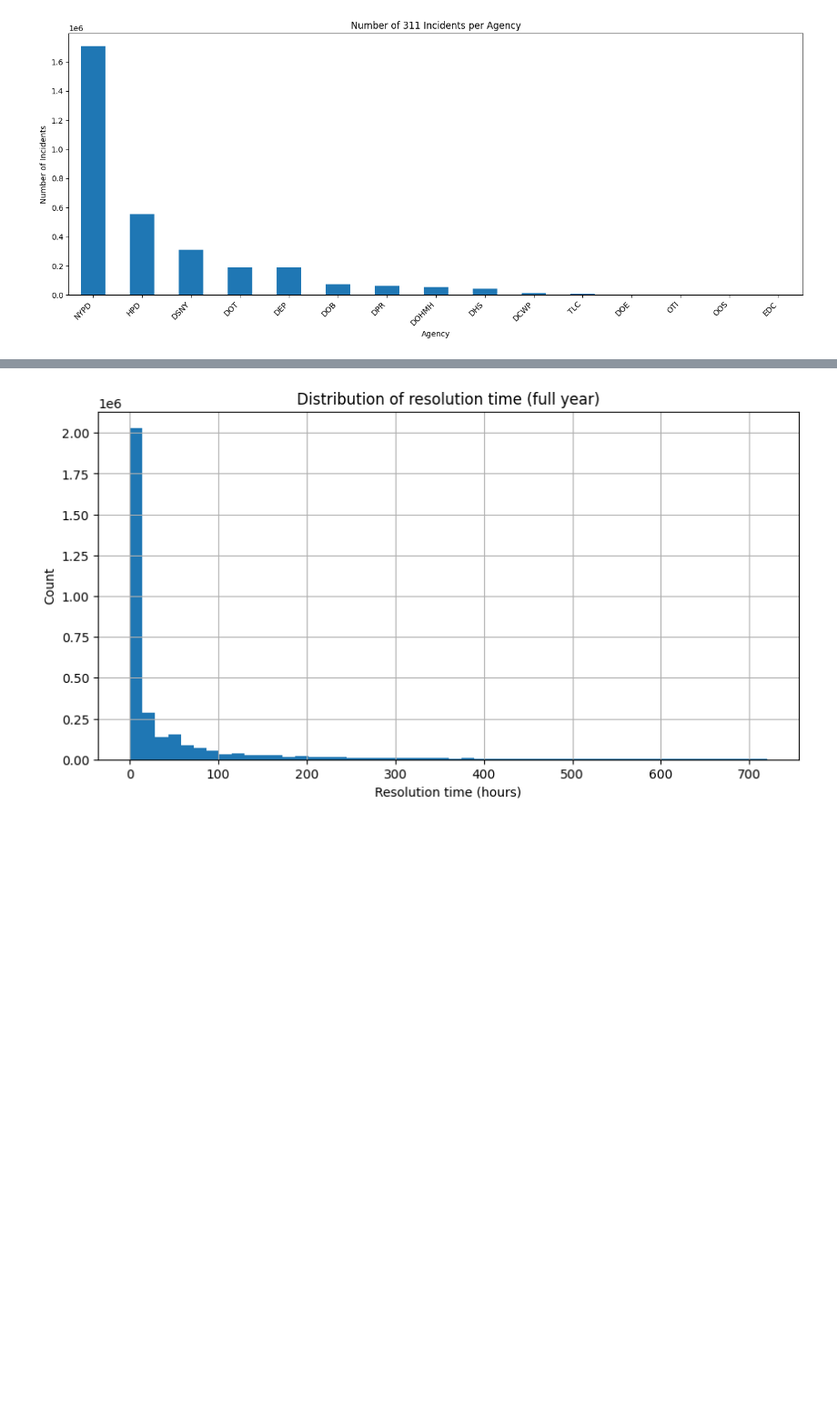
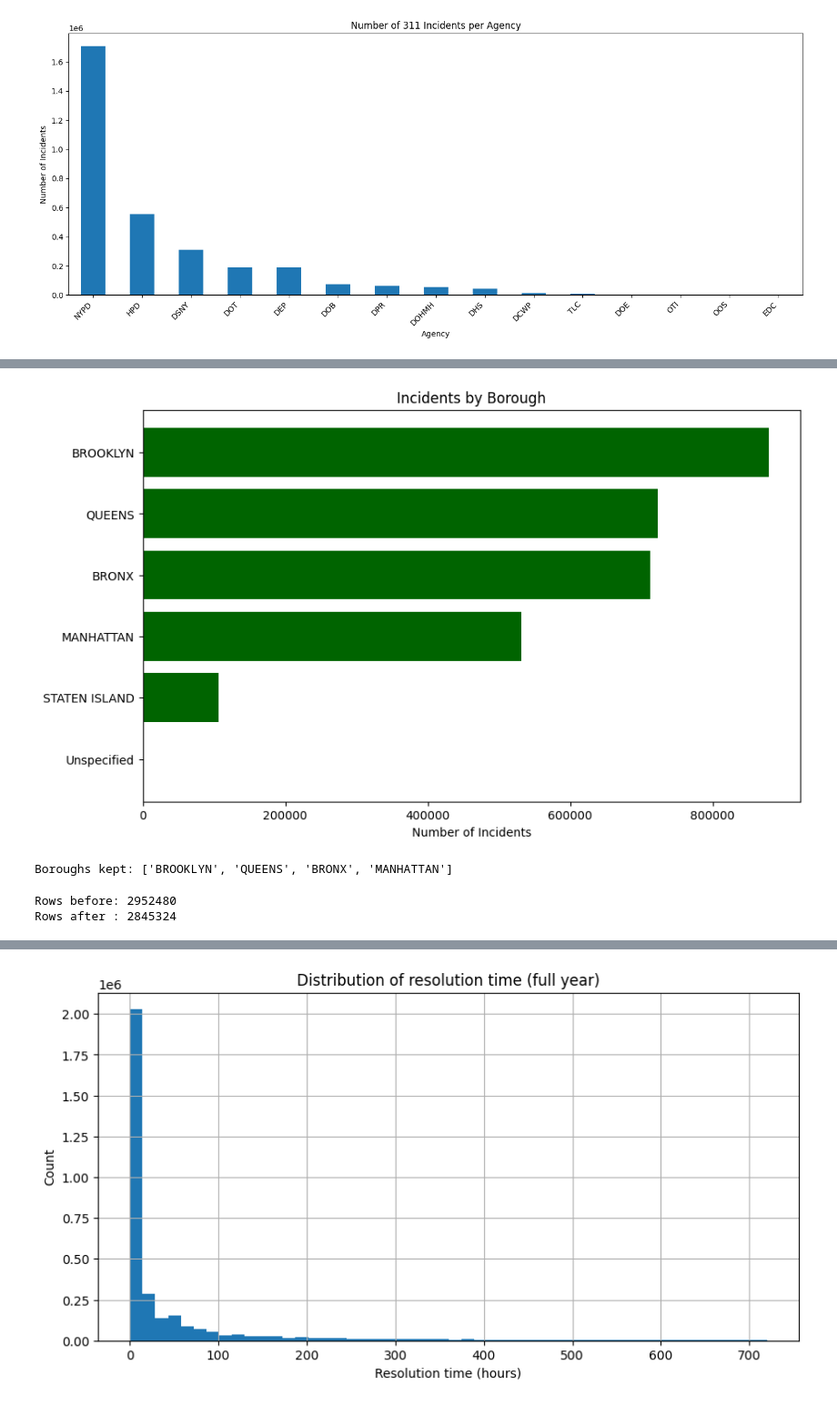
Before and after one commit to yerapark/nyc-311-service-analysis, a Jupyter notebook: notebooks/03_full_year_modeling.ipynb, the cells around one changed output, grey strips where cells are left out. Shown at 91% size. Cells and saved outputs as stored; diff of their text form; code cells hidden in the pictures; blank space fills up the shorter version.

```diff
--- a/notebooks/03_full_year_modeling.ipynb
+++ b/notebooks/03_full_year_modeling.ipynb
@@ -286,0 +386,24 @@ plt.show()
+# %%
+# Count boroughs
+borough_counts = df3["borough"].value_counts()
+
+# Compute total
+total = borough_counts.sum()
+
+# Build table
+borough_table = pd.DataFrame({
+    "Borough": borough_counts.index,
+    "Number of Incidents": borough_counts.values,
+})
+
+total_borough = borough_counts.sum()
+
+# Add percentage
+borough_table["Percentage"] = (borough_table["Number of Incidents"] / total) * 100
+
+# Format
+borough_table["Number of Incidents"] = borough_table["Number of Incidents"].map(lambda x: f"{x:,}")
+borough_table["Percentage"] = borough_table["Percentage"].map(lambda x: f"{x:.2f}%")
+
+print("\nBorough Distribution:\n")
+print(borough_table.to_string(index=False))
@@ -286,0 +420,25 @@ plt.show()
+# %%
+plt.figure(figsize=(10,6))
+plt.barh(borough_counts.index, borough_counts.values, color='darkgreen')
+plt.xlabel("Number of Incidents")
+plt.title("Incidents by Borough")
+plt.gca().invert_yaxis()
+plt.show()
+# %% [output]
+[figure, added]
+# %%
+threshold = 0.05  # 5%
+valid_boroughs = borough_counts[borough_counts / total_borough >= threshold].index.tolist()
+
+print("Boroughs kept:", valid_boroughs)
+# %% [output]
+Boroughs kept: ['BROOKLYN', 'QUEENS', 'BRONX', 'MANHATTAN']
+# %%
+# Create df4 by dropping Staten Island and Unspecified boroughs
+df4 = df3[~df3["borough"].isin(["STATEN ISLAND", "Unspecified"])].copy()
+
+print("Rows before:", len(df3))
+print("Rows after :", len(df4))
+# %% [output]
+Rows before: 2952480
+Rows after : 2845324
```
Also changed, not shown: parts of 41 cells of this notebook.
